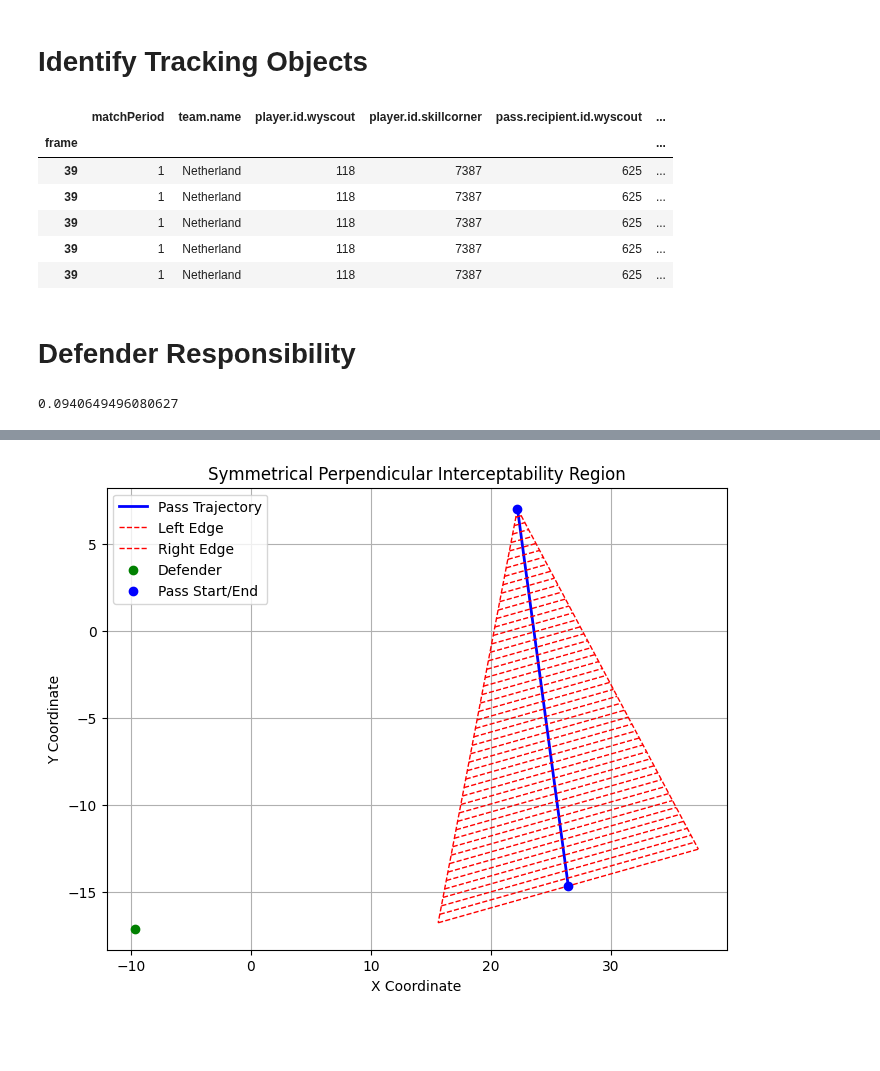
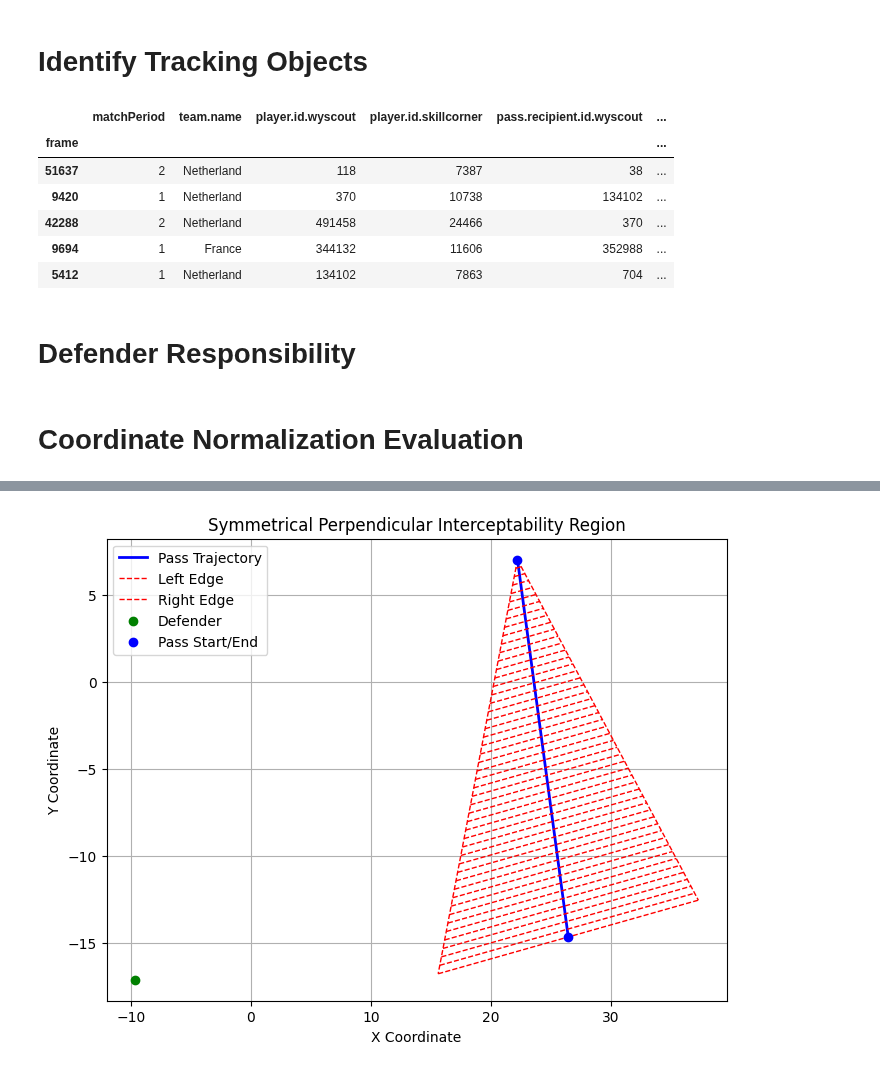
Before and after one commit to ariskoutris/defensive-passing-networks, a Jupyter notebook: src/notebooks/pass_tables.ipynb, the cells around one changed output, grey strips where cells are left out. Cells and saved outputs as stored; diff of their text form; code cells hidden in the pictures; blank space fills up the shorter version.

```diff
--- a/src/notebooks/pass_tables.ipynb
+++ b/src/notebooks/pass_tables.ipynb
@@ -293,13 +249,3 @@ def is_teammate(row):
 # %%
 joined_df['tracking.is_self'] = joined_df.apply(is_self, axis=1)
 joined_df['tracking.is_teammate'] = joined_df.apply(is_teammate, axis=1)
-# %%
-joined_df.head()
-# %% [output]
-|  | matchPeriod | team.name | player.id.wyscout | player.id.skillcorner | pass.recipient.id.wyscout | ... |
-| frame |  |  |  |  |  | ... |
-| 39 | 1 | Netherland | 118 | 7387 | 625 | ... |
-| 39 | 1 | Netherland | 118 | 7387 | 625 | ... |
-| 39 | 1 | Netherland | 118 | 7387 | 625 | ... |
-| 39 | 1 | Netherland | 118 | 7387 | 625 | ... |
-| 39 | 1 | Netherland | 118 | 7387 | 625 | ... |
@@ -362,9 +252,17 @@ def responsibility(row, ball_speed=12.0, defender_speed=6.0):
+# %%
+joined_df.sample(5)
+# %% [output]
+|  | matchPeriod | team.name | player.id.wyscout | player.id.skillcorner | pass.recipient.id.wyscout | ... |
+| frame |  |  |  |  |  | ... |
+| 51637 | 2 | Netherland | 118 | 7387 | 38 | ... |
+| 9420 | 1 | Netherland | 370 | 10738 | 134102 | ... |
+| 42288 | 2 | Netherland | 491458 | 24466 | 370 | ... |
+| 9694 | 1 | France | 344132 | 11606 | 352988 | ... |
+| 5412 | 1 | Netherland | 134102 | 7863 | 704 | ... |
 # %% [markdown]
 # Defender Responsibility
 # %%
 joined_df['responsibility'] = joined_df.apply(responsibility, axis=1)
 joined_df['responsibility'] = np.where(joined_df['tracking.is_teammate'], 0, joined_df['responsibility'])
-# %%
-len(joined_df[joined_df['responsibility'] > 0]) / (len(joined_df) / 23 * 11)
-# %% [output]
-0.0940649496080627
+# %% [markdown]
+# Coordinate Normalization Evaluation
```
Also changed, not shown: parts of 30 cells of this notebook, 8 other files.
